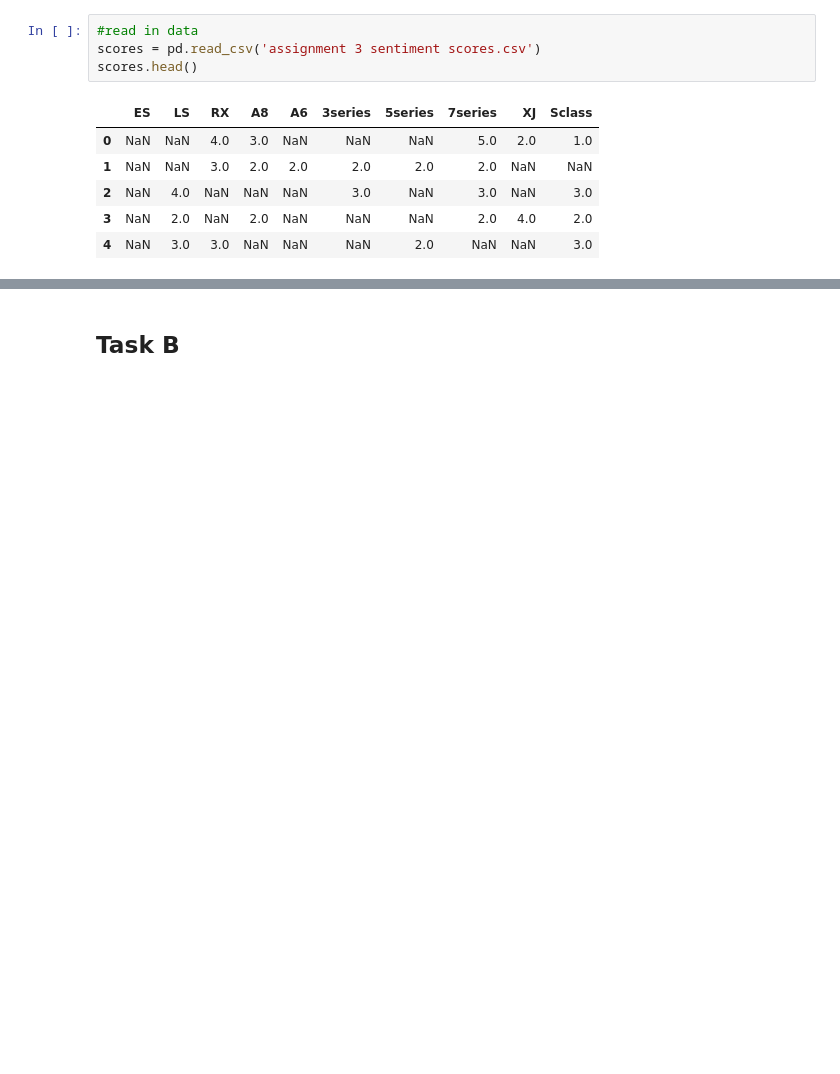
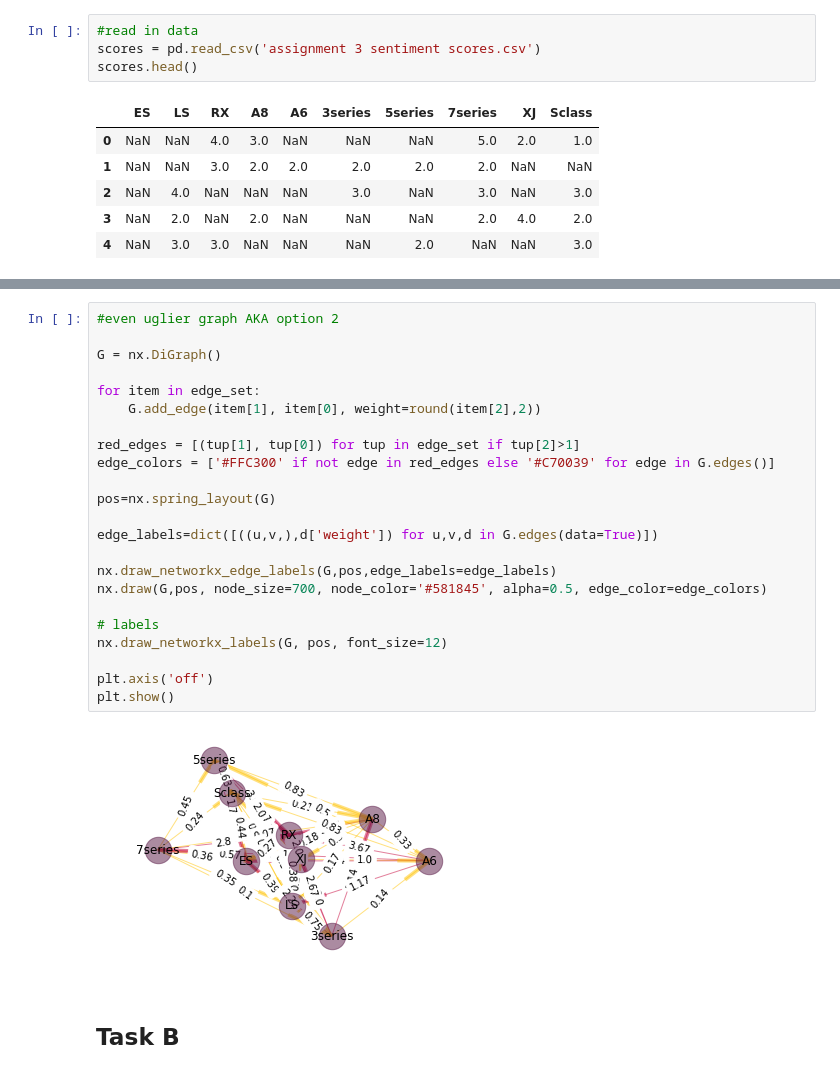
Before and after one commit to p-mckenzie/TextAnalytics, a Jupyter notebook: Assignment_3/HW3.ipynb, the cells around one changed output, grey strips where cells are left out. Saved outputs shown, nothing was run; the diff lists cells and outputs as text; blank space fills up the shorter version.

```diff
--- a/Assignment_3/HW3.ipynb
+++ b/Assignment_3/HW3.ipynb
@@ -74,3 +86,28 @@ plt.show() # display
+# %%
+#even uglier graph AKA option 2
+
+G = nx.DiGraph()
+
+for item in edge_set:
+    G.add_edge(item[1], item[0], weight=round(item[2],2))
+
+red_edges = [(tup[1], tup[0]) for tup in edge_set if tup[2]>1]
+edge_colors = ['#FFC300' if not edge in red_edges else '#C70039' for edge in G.edges()]
+
+pos=nx.spring_layout(G)
+
+edge_labels=dict([((u,v,),d['weight']) for u,v,d in G.edges(data=True)])
+
+nx.draw_networkx_edge_labels(G,pos,edge_labels=edge_labels)
+nx.draw(G,pos, node_size=700, node_color='#581845', alpha=0.5, edge_color=edge_colors)
+
+# labels
+nx.draw_networkx_labels(G, pos, font_size=12)
+
+plt.axis('off')
+plt.show()
+# %% [output]
+[figure, added]
 # %% [markdown]
 ## Task B
 # %%
```
Also changed, not shown: parts of 8 cells of this notebook.
